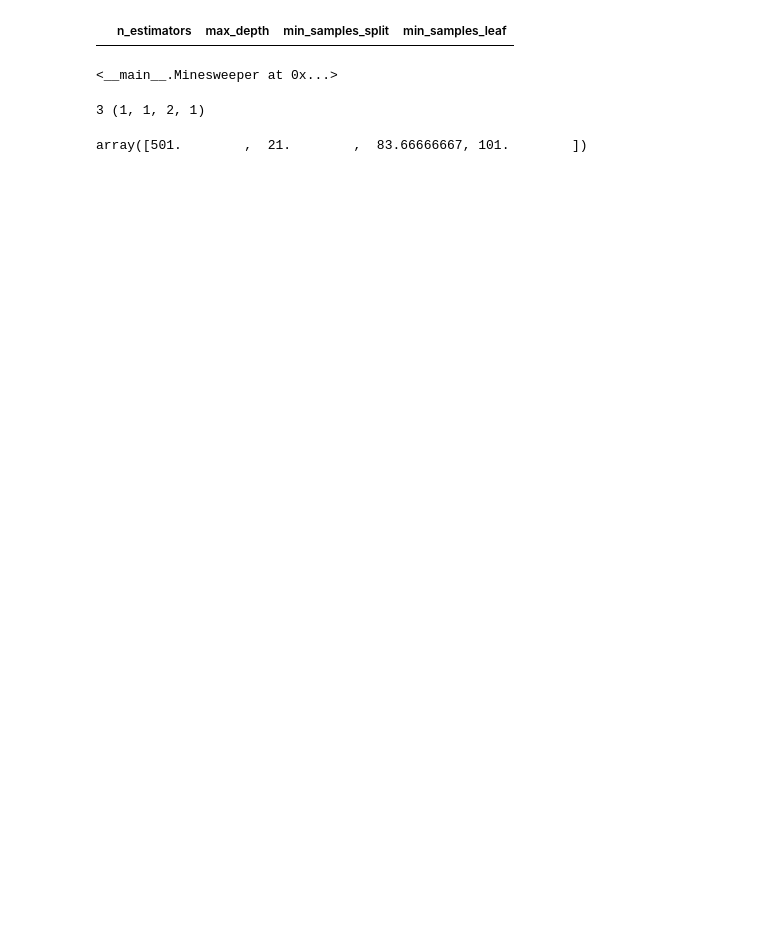
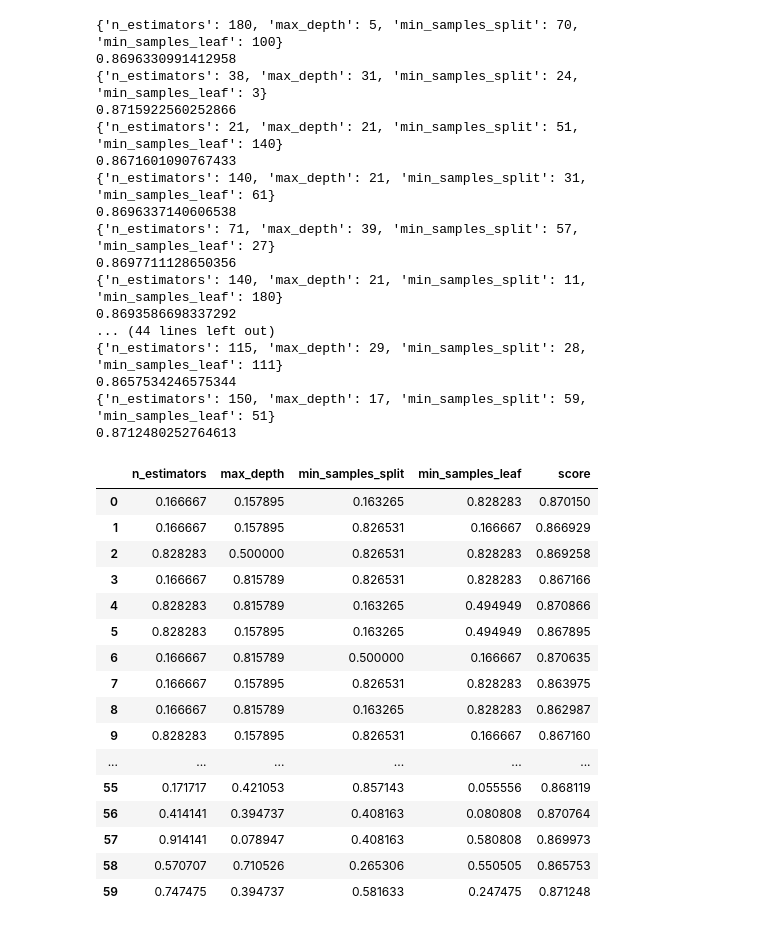
Before and after one commit to ljbelenky/minesweeper_tuning, a Jupyter notebook: higher dimensions.ipynb, the cells around one changed output. Saved outputs shown, nothing was run; the diff lists cells and outputs as text; code cells hidden in the pictures; blank space fills up the shorter version.

Commit message:
working on Minesweeper class

```diff
--- a/higher dimensions.ipynb
+++ b/higher dimensions.ipynb
@@ -46,7 +14,3 @@ MinMaxScaler()
-# %%
-pd.DataFrame(columns=parameter_space.keys())
-# %% [output]
-|  | n_estimators | max_depth | min_samples_split | min_samples_leaf |
 # %%
 class Minesweeper:
     def __init__(self, parameter_space):
@@ -86,10 +72,50 @@ class Minesweeper:
 # %%
-ms= Minesweeper(parameter_space)
-ms
+ms = Minesweeper(parameter_space)
-# %% [output]
-<__main__.Minesweeper at 0x...>
-# %%
-ms.get_parameters()
-# %% [output]
-3 (1, 1, 2, 1)
-array([501.        ,  21.        ,  83.66666667, 101.        ])
+# %%
+for i in range(30):
+    if i%3==1:
+        values = ms.best_parameters()
+    else:
+        values = ms.get_parameters()
+    values = {k:int(v) for k,v in values.items()}
+    print(values)
+    rfc = RFC(**values).fit(X_train,y_train)
+    score = f1_score(y_test, rfc.predict(X_test))
+    print(score)
+    ms.update_values(values, score)
+ms.df
+# %% [output]
+{'n_estimators': 180, 'max_depth': 5, 'min_samples_split': 70, 'min_samples_leaf': 100}
+0.8696330991412958
+{'n_estimators': 38, 'max_depth': 31, 'min_samples_split': 24, 'min_samples_leaf': 3}
+0.8715922560252866
+{'n_estimators': 21, 'max_depth': 21, 'min_samples_split': 51, 'min_samples_leaf': 140}
+0.8671601090767433
+{'n_estimators': 140, 'max_depth': 21, 'min_samples_split': 31, 'min_samples_leaf': 61}
+0.8696337140606538
+{'n_estimators': 71, 'max_depth': 39, 'min_samples_split': 57, 'min_samples_leaf': 27}
+0.8697711128650356
+{'n_estimators': 140, 'max_depth': 21, 'min_samples_split': 11, 'min_samples_leaf': 180}
+0.8693586698337292
+... (44 lines left out)
+{'n_estimators': 115, 'max_depth': 29, 'min_samples_split': 28, 'min_samples_leaf': 111}
+0.8657534246575344
+{'n_estimators': 150, 'max_depth': 17, 'min_samples_split': 59, 'min_samples_leaf': 51}
+0.8712480252764613
+|  | n_estimators | max_depth | min_samples_split | min_samples_leaf | score |
+| 0 | 0.166667 | 0.157895 | 0.163265 | 0.828283 | 0.870150 |
+| 1 | 0.166667 | 0.157895 | 0.826531 | 0.166667 | 0.866929 |
+| 2 | 0.828283 | 0.500000 | 0.826531 | 0.828283 | 0.869258 |
+| 3 | 0.166667 | 0.815789 | 0.826531 | 0.828283 | 0.867166 |
+| 4 | 0.828283 | 0.815789 | 0.163265 | 0.494949 | 0.870866 |
+| 5 | 0.828283 | 0.157895 | 0.163265 | 0.494949 | 0.867895 |
+| 6 | 0.166667 | 0.815789 | 0.500000 | 0.166667 | 0.870635 |
+| 7 | 0.166667 | 0.157895 | 0.826531 | 0.828283 | 0.863975 |
+| 8 | 0.166667 | 0.815789 | 0.163265 | 0.828283 | 0.862987 |
+| 9 | 0.828283 | 0.157895 | 0.826531 | 0.166667 | 0.867160 |
+| ... | ... | ... | ... | ... | ... |
+| 55 | 0.171717 | 0.421053 | 0.857143 | 0.055556 | 0.868119 |
+| 56 | 0.414141 | 0.394737 | 0.408163 | 0.080808 | 0.870764 |
+| 57 | 0.914141 | 0.078947 | 0.408163 | 0.580808 | 0.869973 |
+| 58 | 0.570707 | 0.710526 | 0.265306 | 0.550505 | 0.865753 |
+| 59 | 0.747475 | 0.394737 | 0.581633 | 0.247475 | 0.871248 |
```
Also changed, not shown: parts of 32 cells of this notebook.
